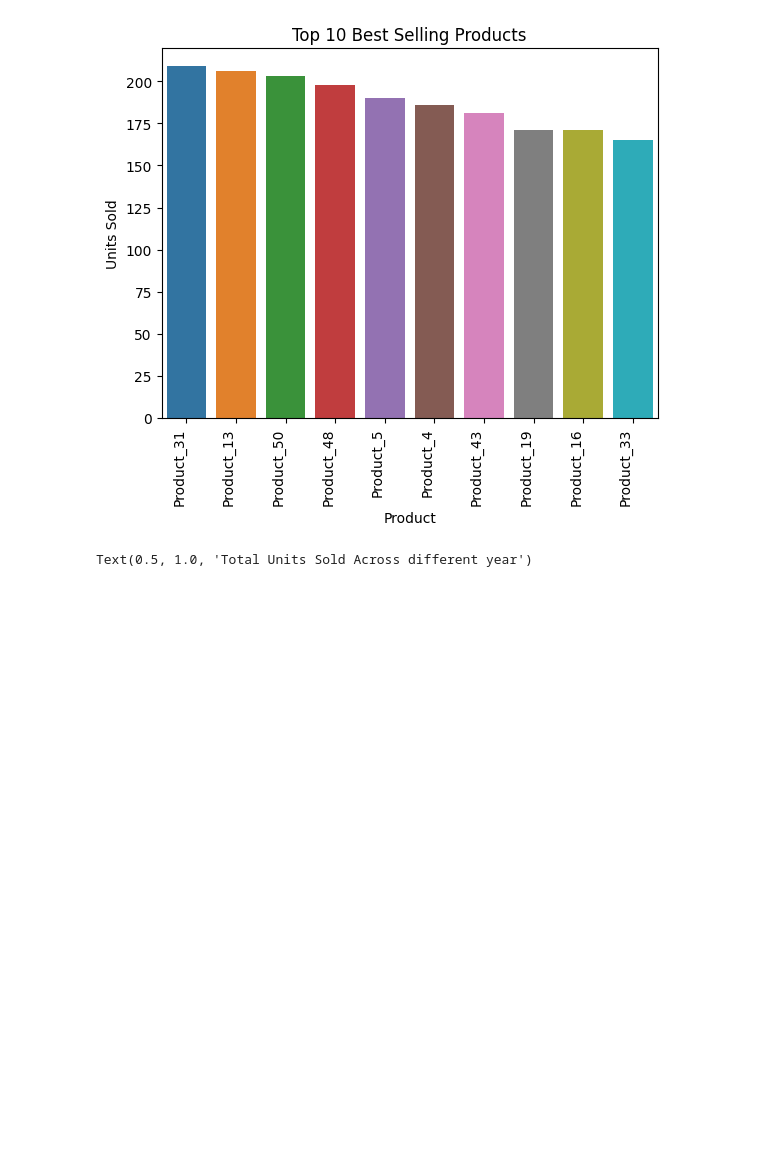
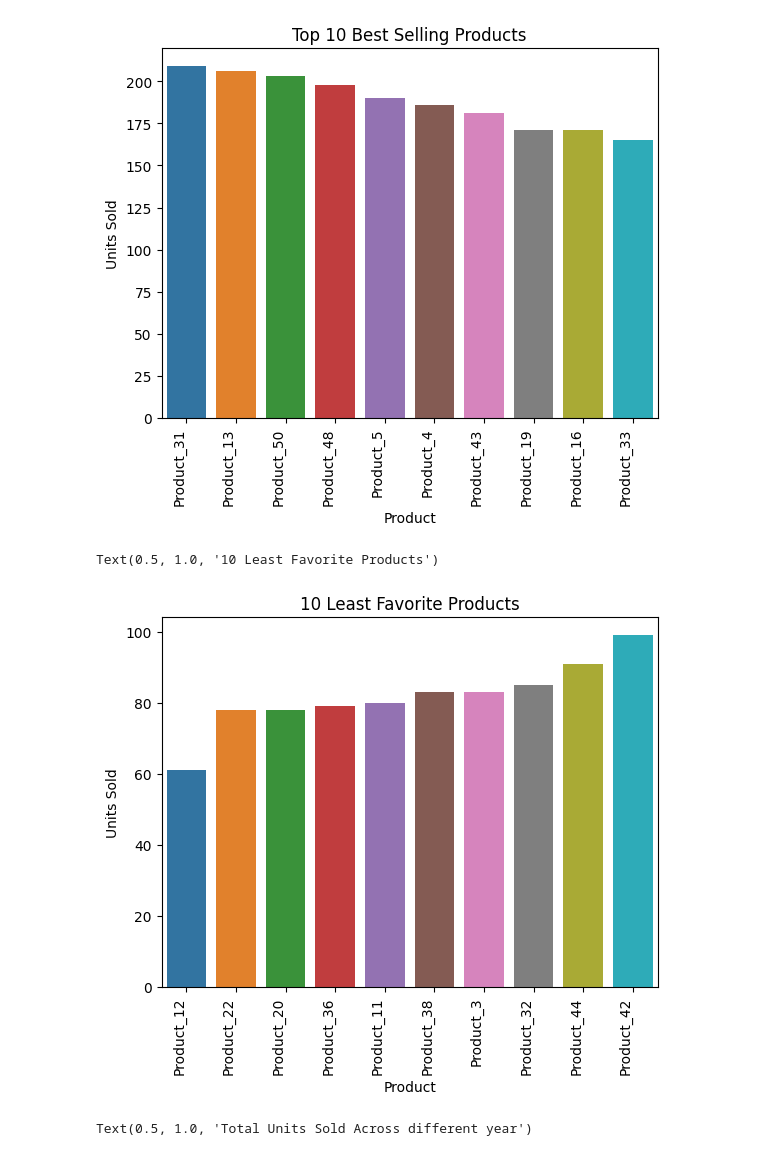
Before and after one commit to JerrySYC/SSB_data_science, a Jupyter notebook: assignment 1.ipynb, the cells around one changed output. Drawn from its saved outputs; the diff is of its cells as text; code cells hidden in the pictures; blank space fills up the shorter version.

```diff
--- a/assignment 1.ipynb
+++ b/assignment 1.ipynb
@@ -82,6 +82,16 @@ plt.title("Top 10 Best Selling Products")
 # %% [output]
 Text(0.5, 1.0, 'Top 10 Best Selling Products')
 [figure]
+# %%
+p2 = df.groupby('Product')['Units Sold'].sum().reset_index()
+sorted = p2.sort_values('Units Sold', ascending=True)
+p3 = sorted.head(10)
+plot = sns.barplot(x="Product",y="Units Sold",data=p3)
+plot.set_xticklabels(plot.get_xticklabels(), rotation=90, ha='right')
+plt.title("10 Least Favorite Products")
+# %% [output]
+Text(0.5, 1.0, '10 Least Favorite Products')
+[figure, added]
 # %%
 
 import matplotlib.pyplot as plt
```
Also changed, not shown: parts of 1 cell of this notebook.
